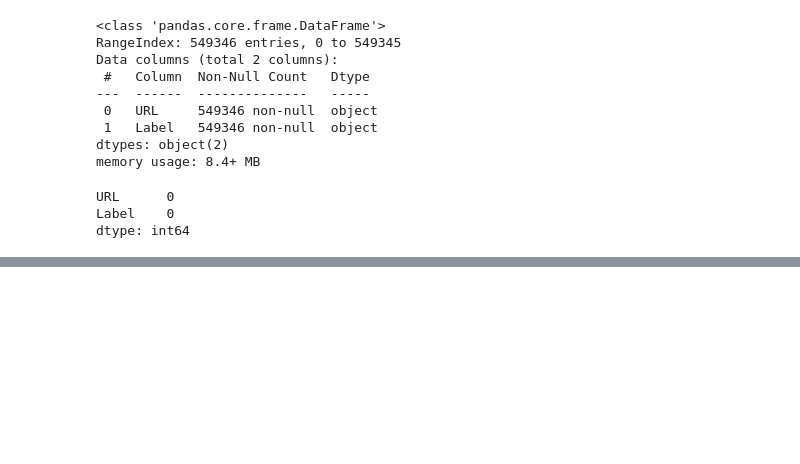
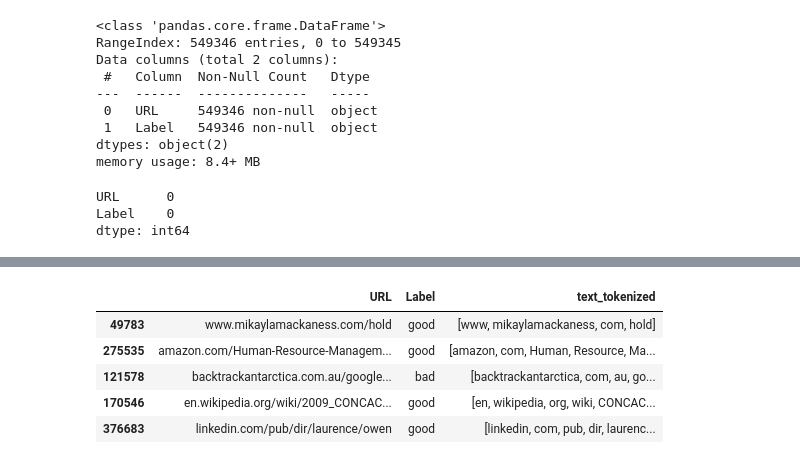
Before and after one commit to giacomovitangeli/phishing-detection, a Jupyter notebook: main.ipynb, the cells around one changed output, grey strips where cells are left out. Cells and saved outputs as stored; diff of their text form; code cells hidden in the pictures; blank space fills up the shorter version.

```diff
--- a/main.ipynb
+++ b/main.ipynb
@@ -54,0 +91,9 @@ fig.show()
+# %%
+urls_df.sample(5)
+# %% [output]
+|  | URL | Label | text_tokenized |
+| 49783 | www.mikaylamackaness.com/hold | good | [www, mikaylamackaness, com, hold] |
+| 275535 | amazon.com/Human-Resource-Managem... | good | [amazon, com, Human, Resource, Ma... |
+| 121578 | backtrackantarctica.com.au/google... | bad | [backtrackantarctica, com, au, go... |
+| 170546 | en.wikipedia.org/wiki/2009_CONCAC... | good | [en, wikipedia, org, wiki, CONCAC... |
+| 376683 | linkedin.com/pub/dir/laurence/owen | good | [linkedin, com, pub, dir, laurenc... |
```
Also changed, not shown: parts of 17 cells of this notebook, 1 other file.
